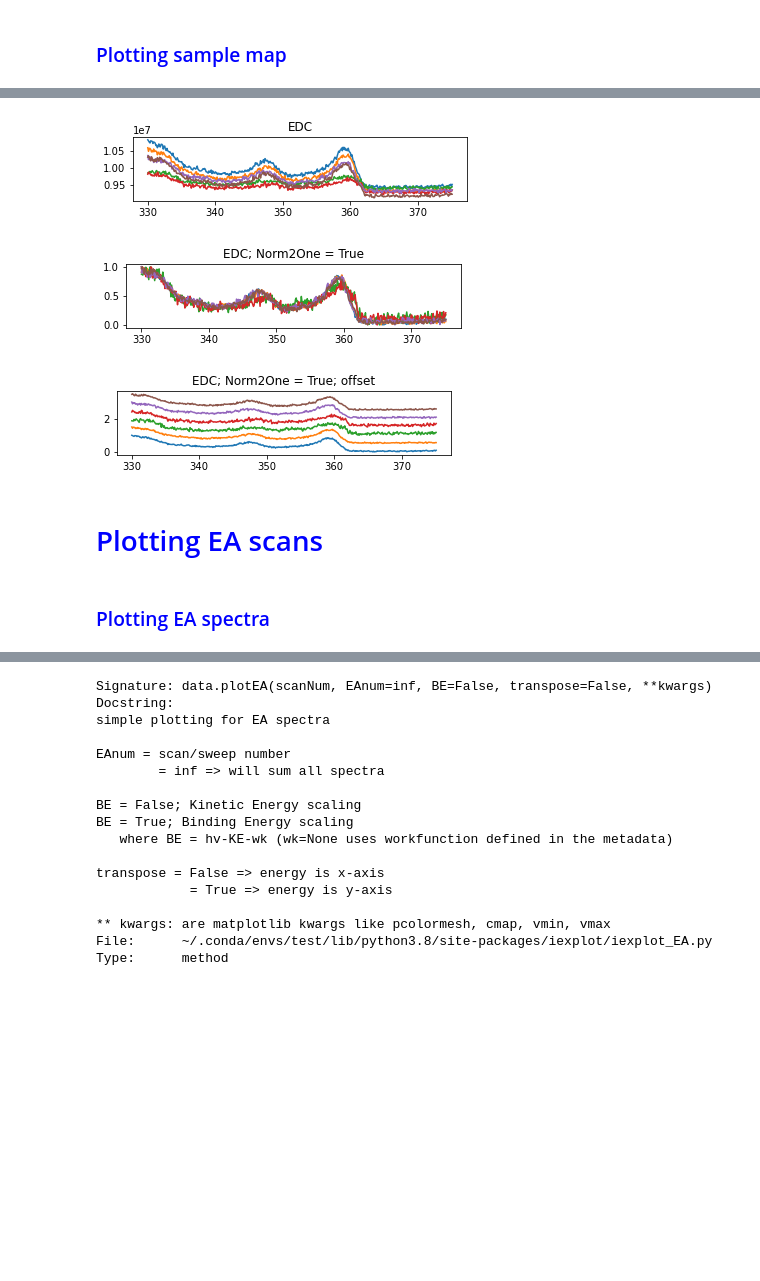
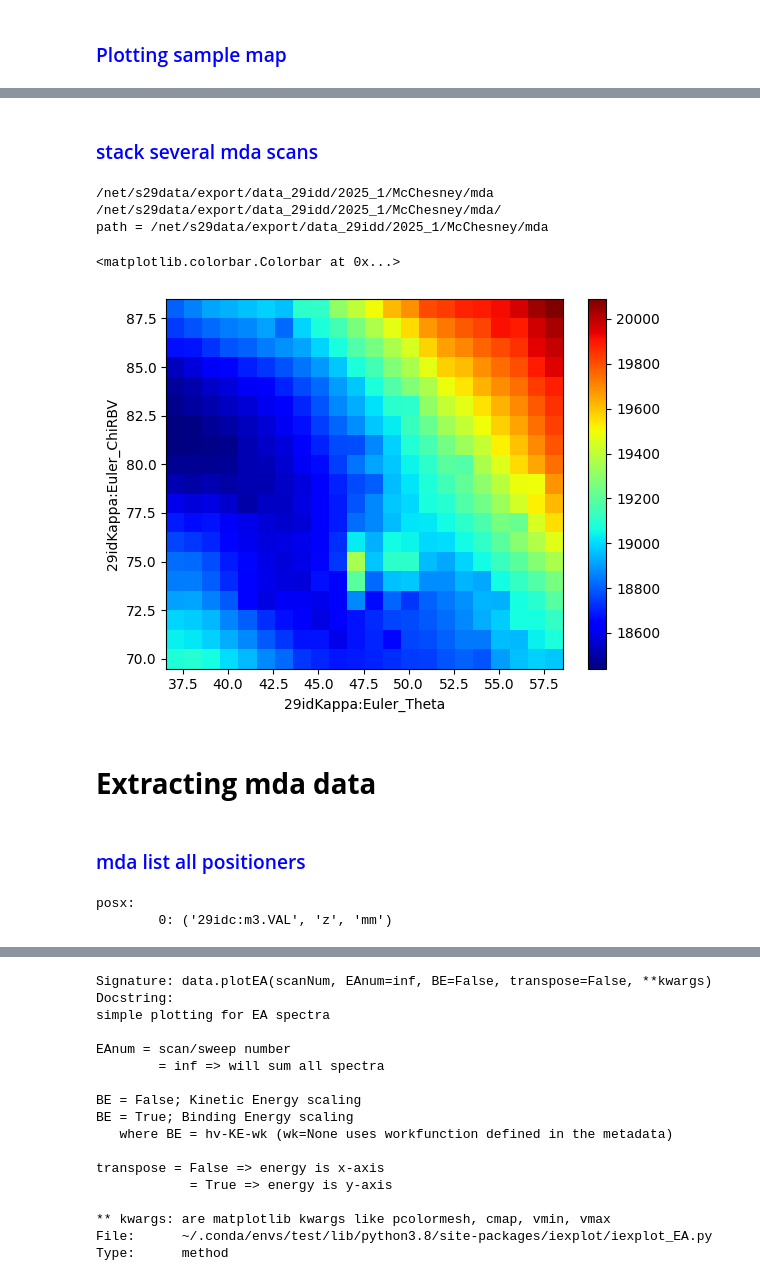
Before and after one commit to apsIEX/iexplot, a Jupyter notebook: examples_iexplot/Example_plot_IEXdata.ipynb, the cells around one changed output, grey strips where cells are left out. Saved outputs shown, nothing was run; the diff lists cells and outputs as text; code cells hidden in the pictures; blank space fills up the shorter version.

Commit message:
add mda extra pv methods and updated example notebook

```diff
--- a/examples_iexplot/Example_plot_IEXdata.ipynb
+++ b/examples_iexplot/Example_plot_IEXdata.ipynb
@@ -143,27 +193,17 @@ Loaded mdaAD scanNums: [[4], [5], [6], [7], [8], [9], [10], [11], [12], [13], [1
-# %%
-plt.subplot(3, 1, 1)
-plt.title('EDC')
-for scanNum in [4,16,8,20,12,24]:
-    data.plotEDC(scanNum, label=str(scanNum))
-plt.show()
-
-plt.subplot(3, 1, 2)
-plt.title('EDC; Norm2One = True')
-for scanNum in [4,16,8,20,12,24]:
-    data.plotEDC(scanNum,Norm2One=True, label=str(scanNum))
-plt.show()
-
-plt.subplot(3, 1, 3)
-plt.title('EDC; Norm2One = True; offset')
-for i, scanNum in enumerate([4,16,8,20,12,24]):
-    data.plotEDC(scanNum,Norm2One=True,offset=i*.5, label=str(scanNum))
-    plt.legend(bbox_to_anchor=(1, 1))
-plt.show()
-# %% [output]
-[figure, old version]
-[figure, removed]
-[figure, removed]
-# %% [markdown]
-# <font color=blue>Plotting EA scans
-# %% [markdown]
-### <font color=blue>Plotting EA spectra
+# %% [markdown]
+### <font color=blue>stack several mda scans
+# %%
+path = "/net/s29data/export/data_29idd/2025_1/McChesney/mda"
+prefix = "Kappa_"
+data = IEX_nData(160,178,path=path,prefix=prefix)
+# %% [output]
+/net/s29data/export/data_29idd/2025_1/McChesney/mda
+/net/s29data/export/data_29idd/2025_1/McChesney/mda/
+path = /net/s29data/export/data_29idd/2025_1/McChesney/mda
+# %%
+d = data.mda_stack_1D(160,178,detNum=33,pv='29idKappa:Euler_ChiRBV')
+plot_nd(d,cmap='jet')
+plt.colorbar()
+# %% [output]
+<matplotlib.colorbar.Colorbar at 0x...>
+[figure, added]
@@ -169,0 +232,9 @@ plt.show()
+# %% [markdown]
+# **Extracting mda data**
+# %% [markdown]
+### <font color=blue>mda list all positioners
+# %%
+data.mda_positioners_list(1143)
+# %% [output]
+posx:
+        0: ('29idc:m3.VAL', 'z', 'mm')
```
Also changed, not shown: parts of 84 cells of this notebook, 5 other files.
